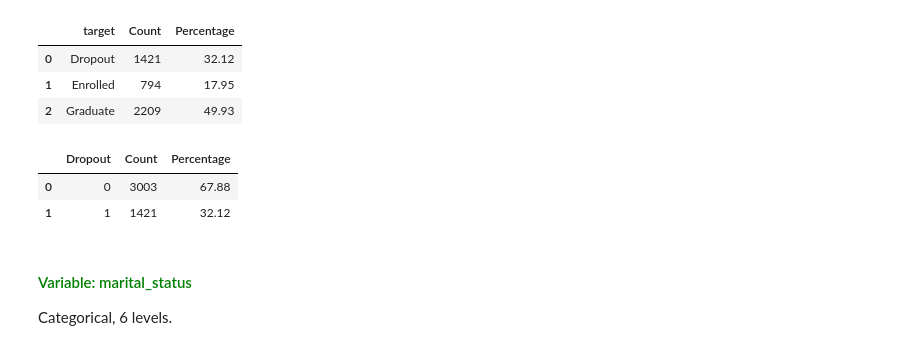
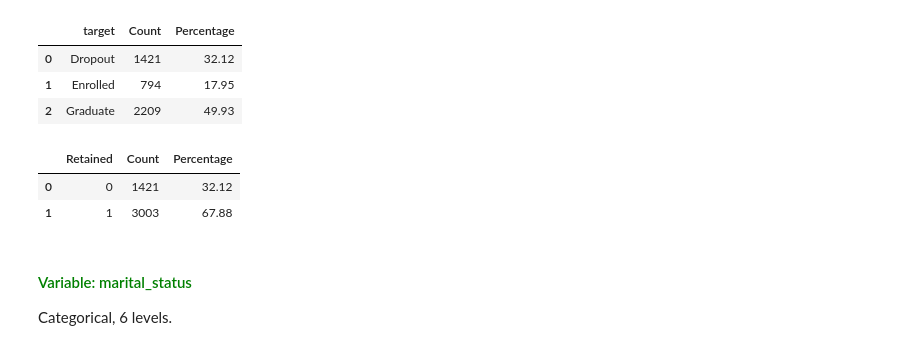
Before and after one commit to RakellM/ASN-DSA-T5, a Jupyter notebook: 19-RML/Homework/Main.ipynb, the cells around one changed output. Drawn from its saved outputs; the diff is of its cells as text; code cells hidden in the pictures.

```diff
--- a/19-RML/Homework/Main.ipynb
+++ b/19-RML/Homework/Main.ipynb
@@ -257,19 +262,19 @@ freq_target
 | 1 | Enrolled | 794 | 17.95 |
 | 2 | Graduate | 2209 | 49.93 |
 # %%
-# Create Dropout column
-df['Dropout'] = df["target"].apply(lambda x : 1 if x == "Dropout" else 0)
+# Create Retained column
+df['Retained'] = df["target"].apply(lambda x : 1 if x != "Dropout" else 0)
 
 # Category frequency count
-freq_target_status = df.groupby('Dropout').size().reset_index(name='Count')
+freq_target_status = df.groupby('Retained').size().reset_index(name='Count')
 total_entries = len(df)
 freq_target_status['Percentage'] = round((freq_target_status['Count'] / total_entries) * 100 , 2)
 
 freq_target_status
 # %% [output]
-|  | Dropout | Count | Percentage |
-| 0 | 0 | 3003 | 67.88 |
-| 1 | 1 | 1421 | 32.12 |
+|  | Retained | Count | Percentage |
+| 0 | 0 | 1421 | 32.12 |
+| 1 | 1 | 3003 | 67.88 |
 # %% [markdown]
 #### <span style="color:green"> Variable: marital_status </span>
 
```
Also changed, not shown: parts of 59 cells of this notebook, 1 other file.
